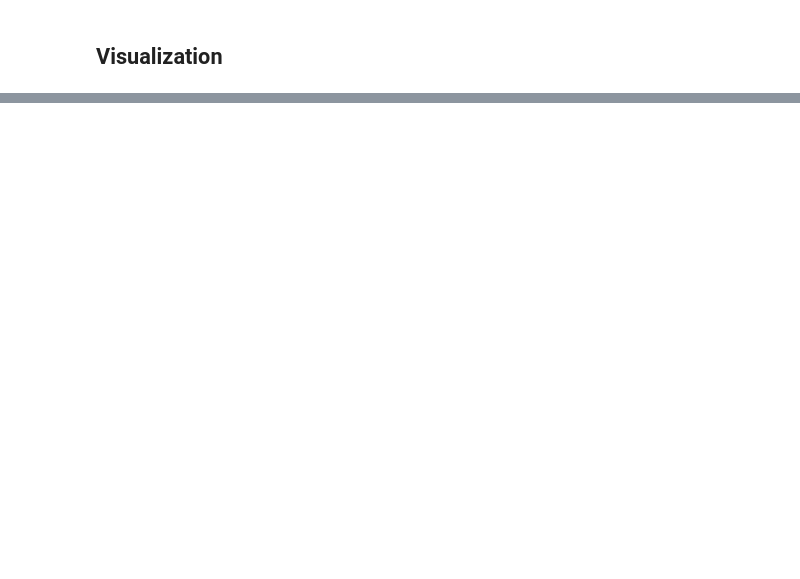
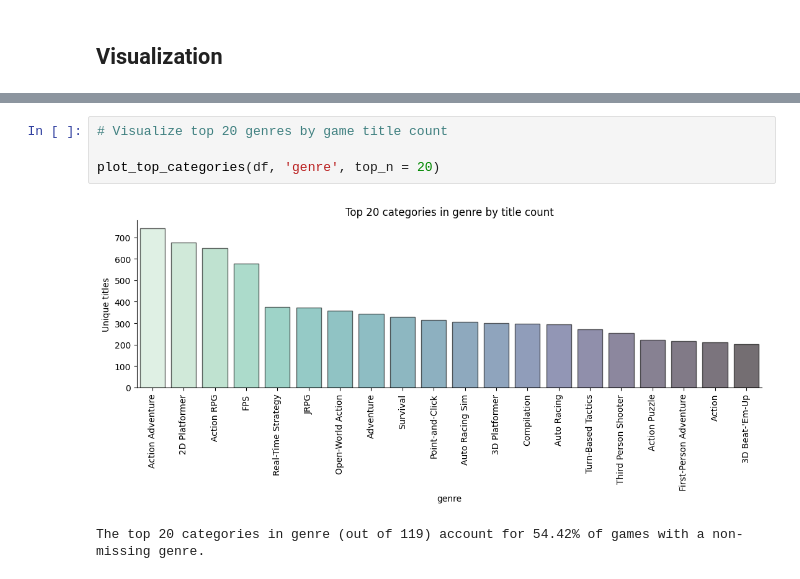
Before and after one commit to jostro42/StackFuel_PP, a Jupyter notebook: notebooks/02_EDA_I.ipynb, the cells around one changed output, grey strips where cells are left out. Drawn from its saved outputs; the diff is of its cells as text; blank space fills up the shorter version.

Commit message:
First visualizations of data; new plot function; gitignore update

```diff
--- a/notebooks/02_EDA_I.ipynb
+++ b/notebooks/02_EDA_I.ipynb
@@ -145,0 +192,7 @@ Non-numeric variables in the data set
+# %%
+# Visualize top 20 genres by game title count
+
+plot_top_categories(df, 'genre', top_n = 20)
+# %% [output]
+[figure, added]
+The top 20 categories in genre (out of 119) account for 54.42% of games with a non-missing genre.
```
Also changed, not shown: parts of 6 cells of this notebook, 2 other files.
